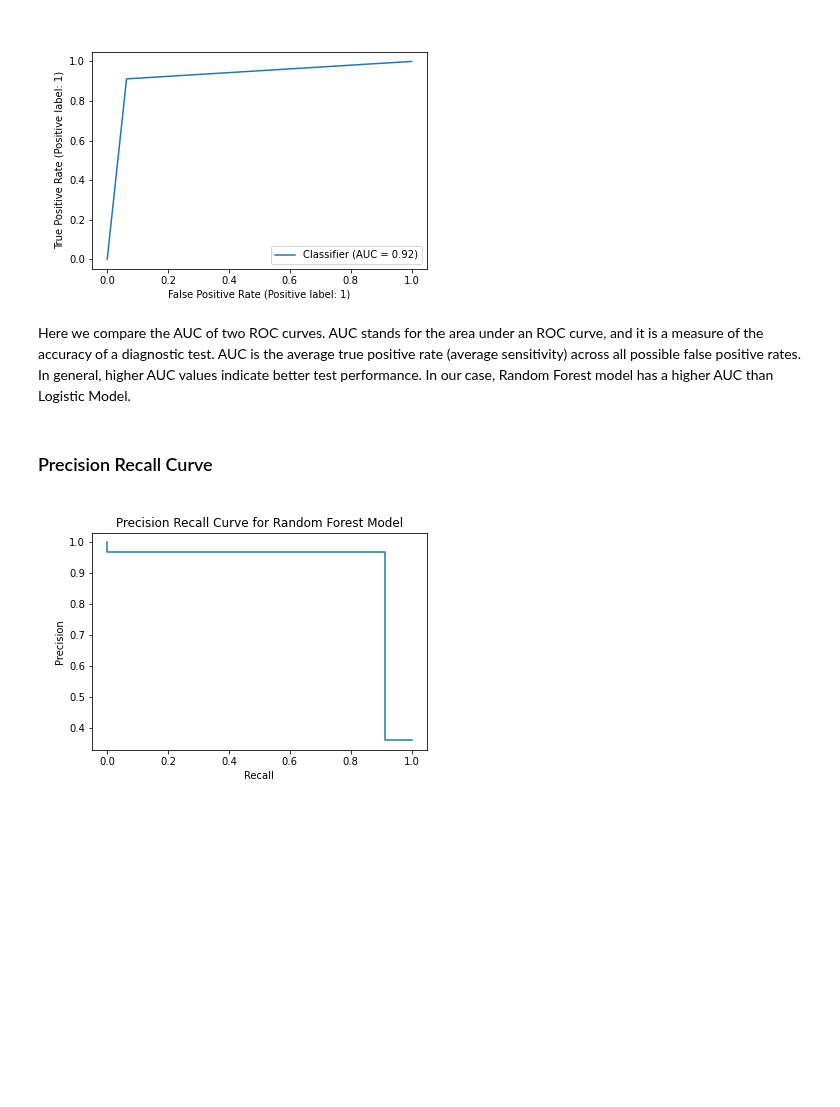
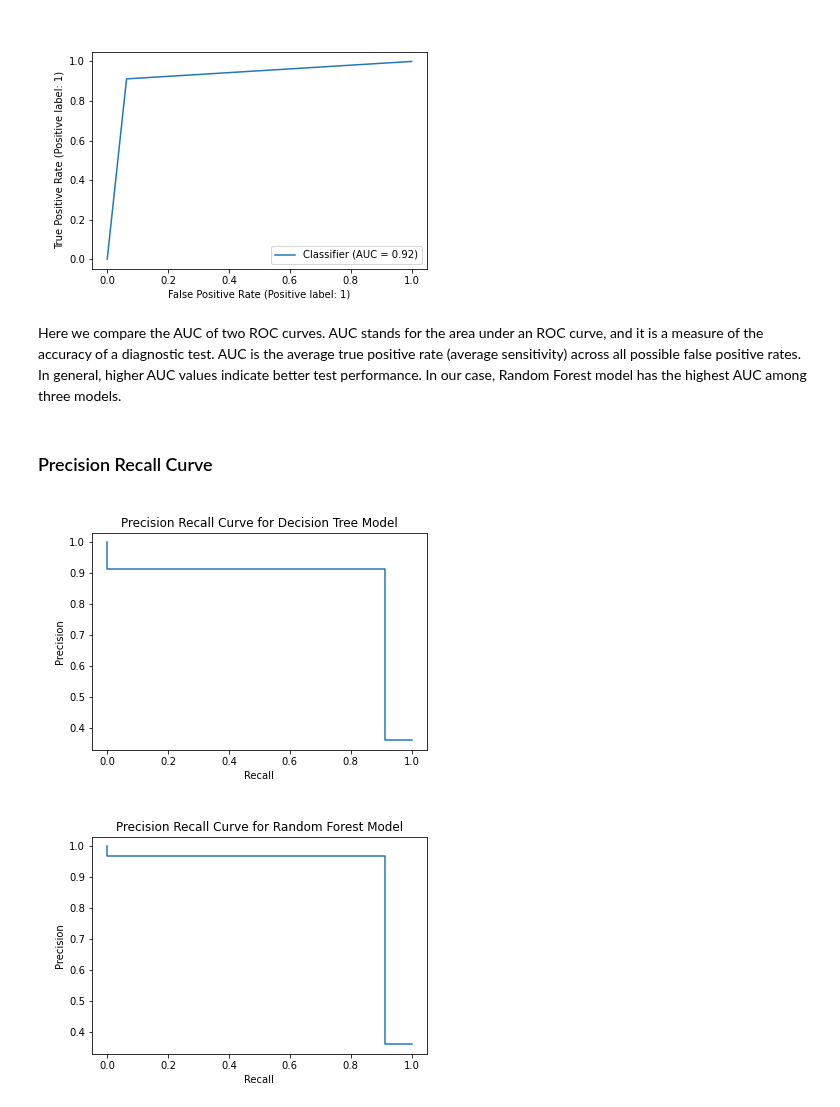
Before and after one commit to UCB-stat-159-s22/hw07-Group26, a Jupyter notebook: codes/final_model_selection.ipynb, the cells around one changed output. Saved outputs shown, nothing was run; the diff lists cells and outputs as text; code cells hidden in the pictures; blank space fills up the shorter version.

```diff
--- a/codes/final_model_selection.ipynb
+++ b/codes/final_model_selection.ipynb
@@ -94,9 +109,14 @@ Image('../figures/roc_curve_logistic.png')
 [figure]
 # %% [markdown]
 Here we compare the AUC of two ROC curves. AUC stands for the area under an ROC curve, and it is a measure of the accuracy of a diagnostic test. AUC is the average true positive rate (average sensitivity) across all possible false positive rates. In general, higher
-AUC values indicate better test performance. In our case, Random Forest model has a higher AUC than Logistic Model.
+AUC values indicate better test performance. In our case, Random Forest model has the highest AUC among three models.
 # %% [markdown]
 ### Precision Recall Curve
+# %%
+# Decision Tree Precision Recall Curve
+Image('../figures/precision_recall_curve_dt.png')
+# %% [output]
+[figure, added]
 # %%
 # Random Forest Precision Recall Curve
 Image('../figures/precision_recall_curve_rf.png')
```
Also changed, not shown: parts of 15 cells of this notebook, 4 other files.
